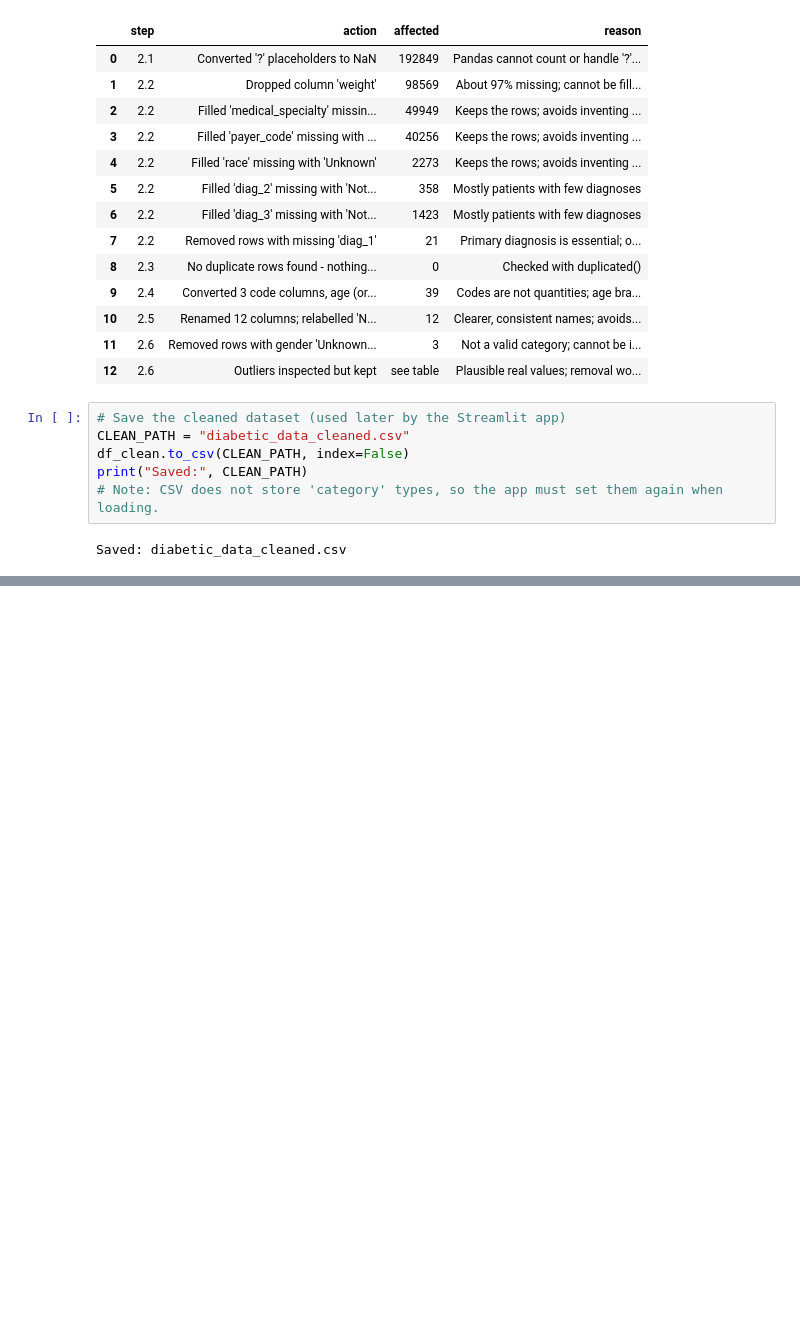
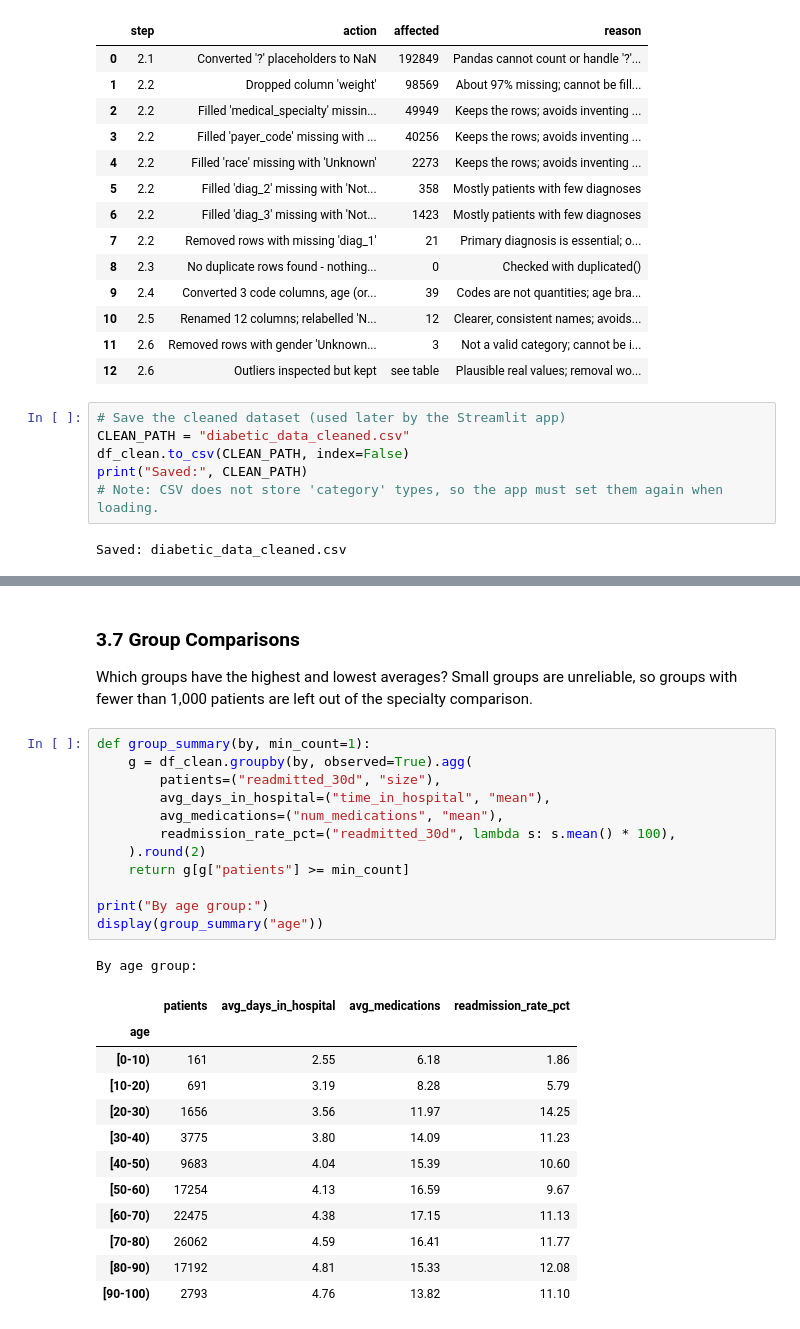
Before and after one commit to Al7bh/Devixo-Internship, a Jupyter notebook: Task_01_AI_ML/notebook/Task_01_Data_Analysis.ipynb, the cells around one changed output, grey strips where cells are left out. Saved outputs shown, nothing was run; the diff lists cells and outputs as text; blank space fills up the shorter version.

```diff
--- a/Task_01_AI_ML/notebook/Task_01_Data_Analysis.ipynb
+++ b/Task_01_AI_ML/notebook/Task_01_Data_Analysis.ipynb
@@ -628,0 +857,29 @@ Saved: diabetic_data_cleaned.csv
+# %% [markdown]
+### 3.7 Group Comparisons
+Which groups have the highest and lowest averages? Small groups are unreliable, so groups with fewer than 1,000 patients are left out of the specialty comparison.
+# %%
+def group_summary(by, min_count=1):
+    g = df_clean.groupby(by, observed=True).agg(
+        patients=("readmitted_30d", "size"),
+        avg_days_in_hospital=("time_in_hospital", "mean"),
+        avg_medications=("num_medications", "mean"),
+        readmission_rate_pct=("readmitted_30d", lambda s: s.mean() * 100),
+    ).round(2)
+    return g[g["patients"] >= min_count]
+
+print("By age group:")
+display(group_summary("age"))
+# %% [output]
+By age group:
+|  | patients | avg_days_in_hospital | avg_medications | readmission_rate_pct |
+| age |  |  |  |  |
+| [0-10) | 161 | 2.55 | 6.18 | 1.86 |
+| [10-20) | 691 | 3.19 | 8.28 | 5.79 |
+| [20-30) | 1656 | 3.56 | 11.97 | 14.25 |
+| [30-40) | 3775 | 3.80 | 14.09 | 11.23 |
+| [40-50) | 9683 | 4.04 | 15.39 | 10.60 |
+| [50-60) | 17254 | 4.13 | 16.59 | 9.67 |
+| [60-70) | 22475 | 4.38 | 17.15 | 11.13 |
+| [70-80) | 26062 | 4.59 | 16.41 | 11.77 |
+| [80-90) | 17192 | 4.81 | 15.33 | 12.08 |
+| [90-100) | 2793 | 4.76 | 13.82 | 11.10 |
```
Also changed, not shown: parts of 47 cells of this notebook.
